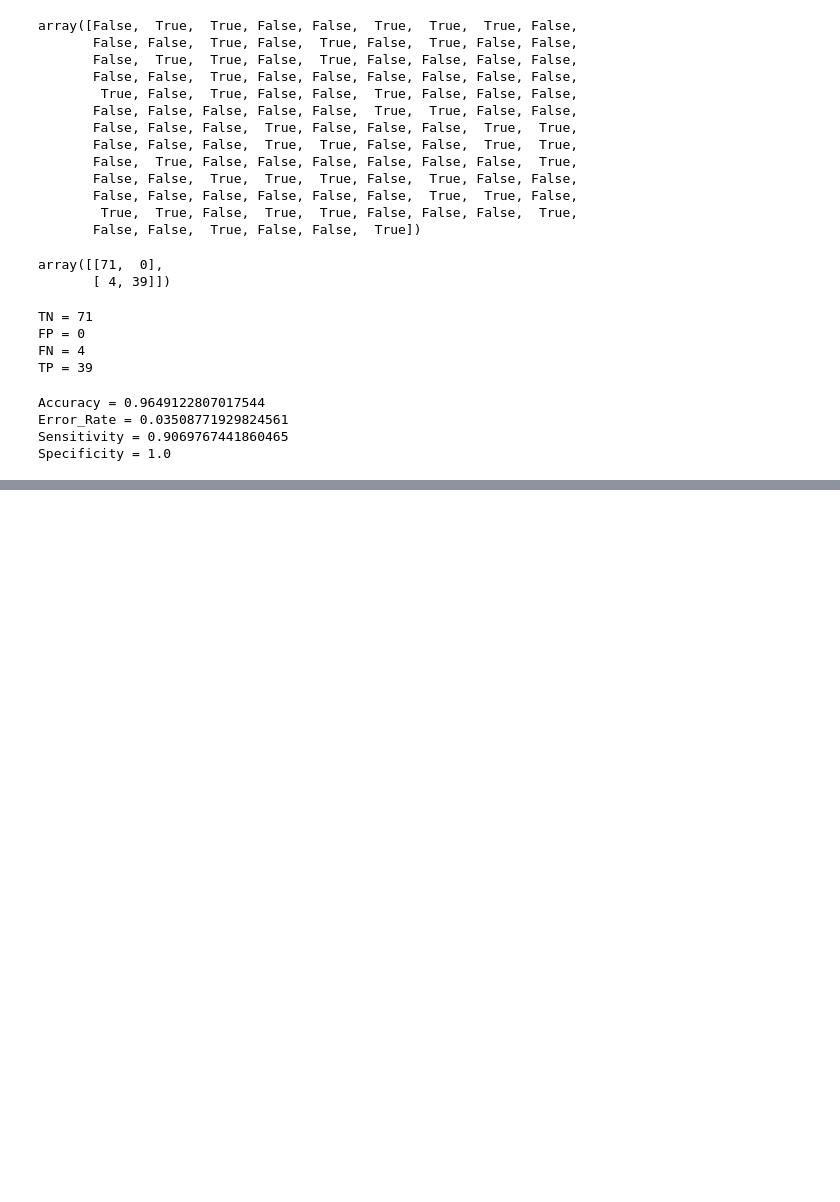
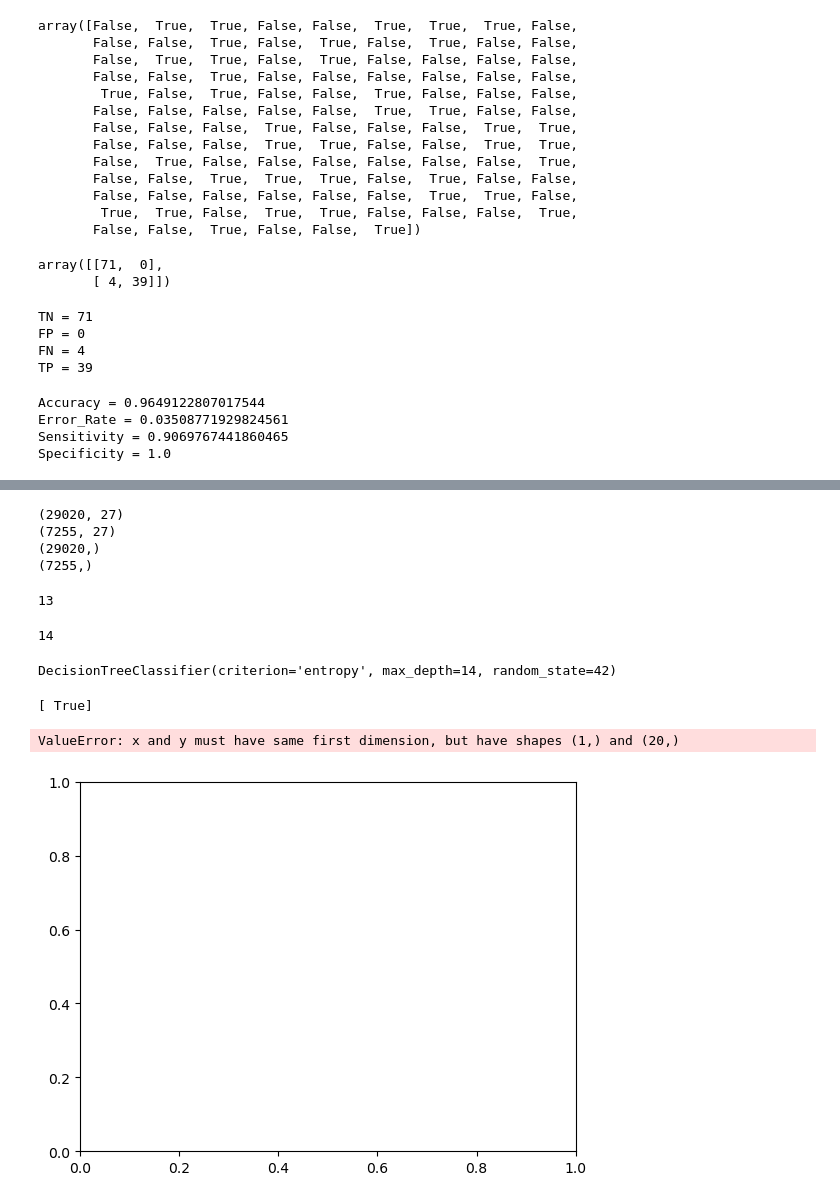
Before and after one commit to prince-gaudani/lj-sem_4, a Jupyter notebook: Python-II/T2/CH-5.ipynb, the cells around one changed output, grey strips where cells are left out. Drawn from its saved outputs; the diff is of its cells as text; code cells hidden in the pictures; blank space fills up the shorter version.

```diff
--- a/Python-II/T2/CH-5.ipynb
+++ b/Python-II/T2/CH-5.ipynb
@@ -410,0 +1043,55 @@ Specificity = 1.0
+# %%
+from sklearn.model_selection import train_test_split
+x_train,x_test,y_train,y_test=train_test_split(x,y,test_size=0.2,random_state=42)
+print(x_train.shape)
+print(x_test.shape)
+print(y_train.shape)
+print(y_test.shape)
+# %% [output]
+(29020, 27)
+(7255, 27)
+(29020,)
+(7255,)
+# %%
+from sklearn.metrics import accuracy_score
+from sklearn.tree import DecisionTreeClassifier,plot_tree
+max_dep= range(1, 21)
+accuracies = []
+dep=[]
+
+for i in max_dep:
+    model=DecisionTreeClassifier(criterion='entropy',max_depth=i,random_state=42)
+    model.fit(x_train, y_train)
+    # accuracy score without confusion metrics
+    y_pred = model.predict(x_test)
+    acc = accuracy_score(y_test, y_pred)
+    accuracies.append(acc)
+    dep.append(i)
+# %%
+N=accuracies.index(max(accuracies))
+N
+# %% [output]
+13
+# %%
+dep=N+1
+dep
+# %% [output]
+14
+# %%
+from sklearn.tree import DecisionTreeClassifier,plot_tree
+model=DecisionTreeClassifier(criterion='entropy',max_depth=dep,random_state=42)
+model.fit(x_train,y_train)
+# %% [output]
+DecisionTreeClassifier(criterion='entropy', max_depth=14, random_state=42)
+# %%
+p=model.predict([[2,1,2,3,0,120,2023,8,15,0,0,1,110.5,1,0,0,0,0,0,0,0,0,0,0,0,0,1]])
+print(p)
+# %% [output]
+[ True]
+# %%
+import matplotlib.pyplot as plt
+plt.plot(dep,accuracies,"+-g")
+plt.show()
+# %% [output]
+ValueError: x and y must have same first dimension, but have shapes (1,) and (20,)
+[figure, added]
```
Also changed, not shown: parts of 77 cells of this notebook.
